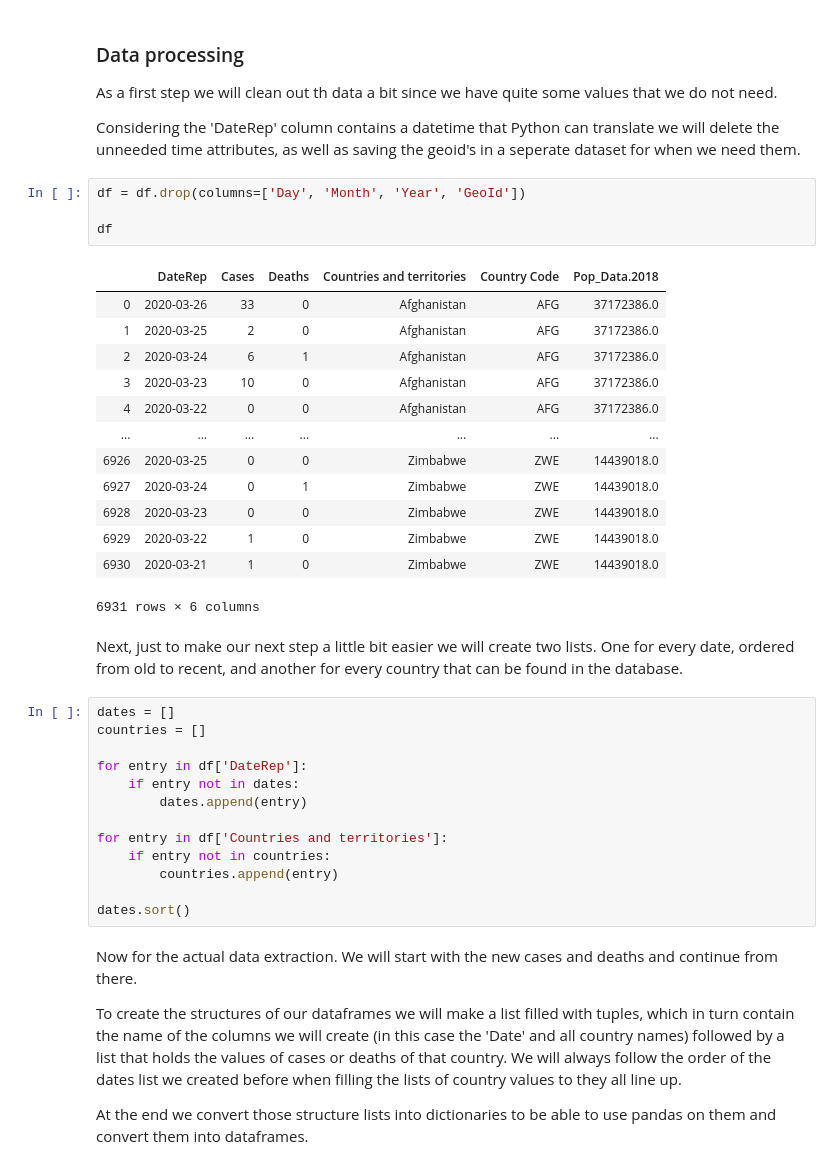
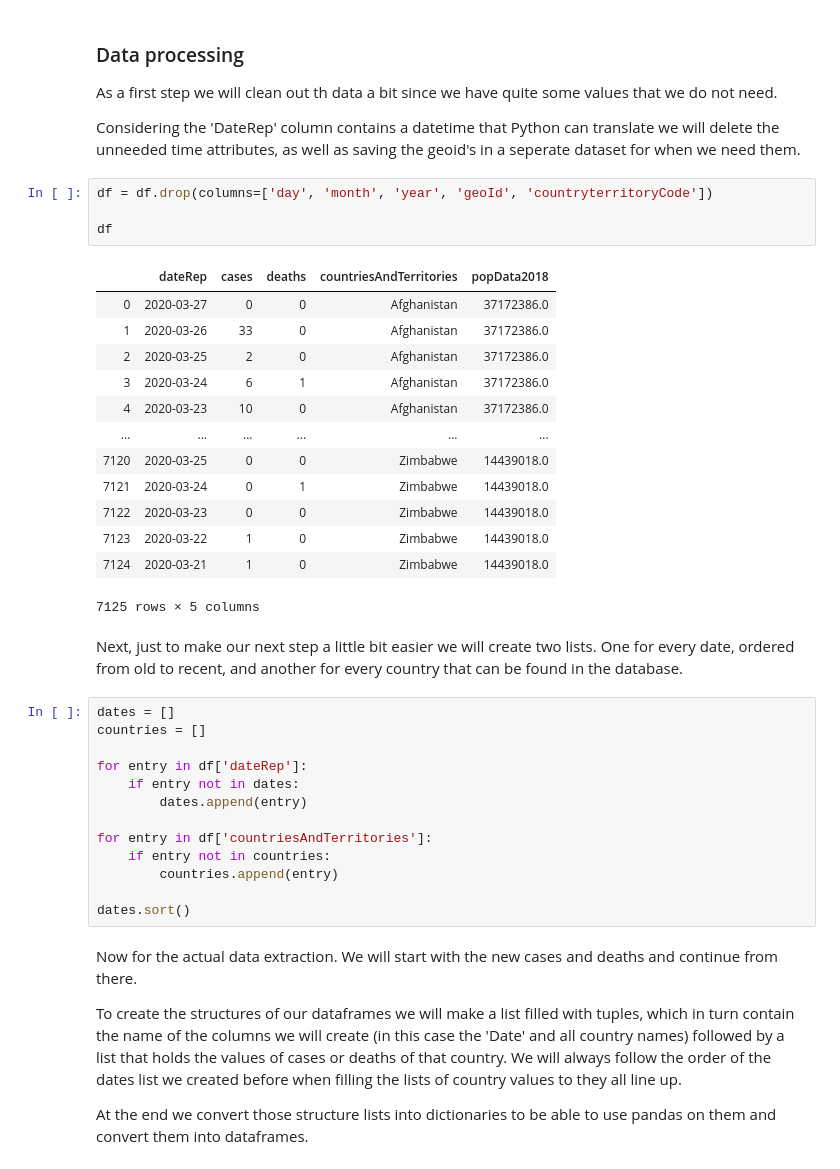
Before and after one commit to simon-verheyen/Portfolio, a Jupyter notebook: COVID-data/Data-Proccessing.ipynb, the cells around one changed output. Drawn from its saved outputs; the diff is of its cells as text.

```diff
--- a/COVID-data/Data-Proccessing.ipynb
+++ b/COVID-data/Data-Proccessing.ipynb
@@ -58,34 +58,34 @@ As a first step we will clean out th data a bit since we have quite some values
 
 Considering the 'DateRep' column contains a datetime that Python can translate we will delete the unneeded time attributes, as well as saving the geoid's in a seperate dataset for when we need them.
 # %%
-df = df.drop(columns=['Day', 'Month', 'Year', 'GeoId'])
+df = df.drop(columns=['day', 'month', 'year', 'geoId', 'countryterritoryCode'])
 
 df
 # %% [output]
-|  | DateRep | Cases | Deaths | Countries and territories | Country Code | Pop_Data.2018 |
-| 0 | 2020-03-26 | 33 | 0 | Afghanistan | AFG | 37172386.0 |
-| 1 | 2020-03-25 | 2 | 0 | Afghanistan | AFG | 37172386.0 |
-| 2 | 2020-03-24 | 6 | 1 | Afghanistan | AFG | 37172386.0 |
-| 3 | 2020-03-23 | 10 | 0 | Afghanistan | AFG | 37172386.0 |
-| 4 | 2020-03-22 | 0 | 0 | Afghanistan | AFG | 37172386.0 |
-| ... | ... | ... | ... | ... | ... | ... |
-| 6926 | 2020-03-25 | 0 | 0 | Zimbabwe | ZWE | 14439018.0 |
-| 6927 | 2020-03-24 | 0 | 1 | Zimbabwe | ZWE | 14439018.0 |
-| 6928 | 2020-03-23 | 0 | 0 | Zimbabwe | ZWE | 14439018.0 |
-| 6929 | 2020-03-22 | 1 | 0 | Zimbabwe | ZWE | 14439018.0 |
-| 6930 | 2020-03-21 | 1 | 0 | Zimbabwe | ZWE | 14439018.0 |
+|  | dateRep | cases | deaths | countriesAndTerritories | popData2018 |
+| 0 | 2020-03-27 | 0 | 0 | Afghanistan | 37172386.0 |
+| 1 | 2020-03-26 | 33 | 0 | Afghanistan | 37172386.0 |
+| 2 | 2020-03-25 | 2 | 0 | Afghanistan | 37172386.0 |
+| 3 | 2020-03-24 | 6 | 1 | Afghanistan | 37172386.0 |
+| 4 | 2020-03-23 | 10 | 0 | Afghanistan | 37172386.0 |
+| ... | ... | ... | ... | ... | ... |
+| 7120 | 2020-03-25 | 0 | 0 | Zimbabwe | 14439018.0 |
+| 7121 | 2020-03-24 | 0 | 1 | Zimbabwe | 14439018.0 |
+| 7122 | 2020-03-23 | 0 | 0 | Zimbabwe | 14439018.0 |
+| 7123 | 2020-03-22 | 1 | 0 | Zimbabwe | 14439018.0 |
+| 7124 | 2020-03-21 | 1 | 0 | Zimbabwe | 14439018.0 |
-6931 rows × 6 columns
+7125 rows × 5 columns
 # %% [markdown]
 Next, just to make our next step a little bit easier we will create two lists. One for every date, ordered from old to recent, and another for every country that can be found in the database.
 # %%
 dates = []
 countries = []
 
-for entry in df['DateRep']:
+for entry in df['dateRep']:
     if entry not in dates:
         dates.append(entry)
 
-for entry in df['Countries and territories']:
+for entry in df['countriesAndTerritories']:
     if entry not in countries:
         countries.append(entry)
 
```
Also changed, not shown: parts of 10 cells of this notebook, 10 other files.
